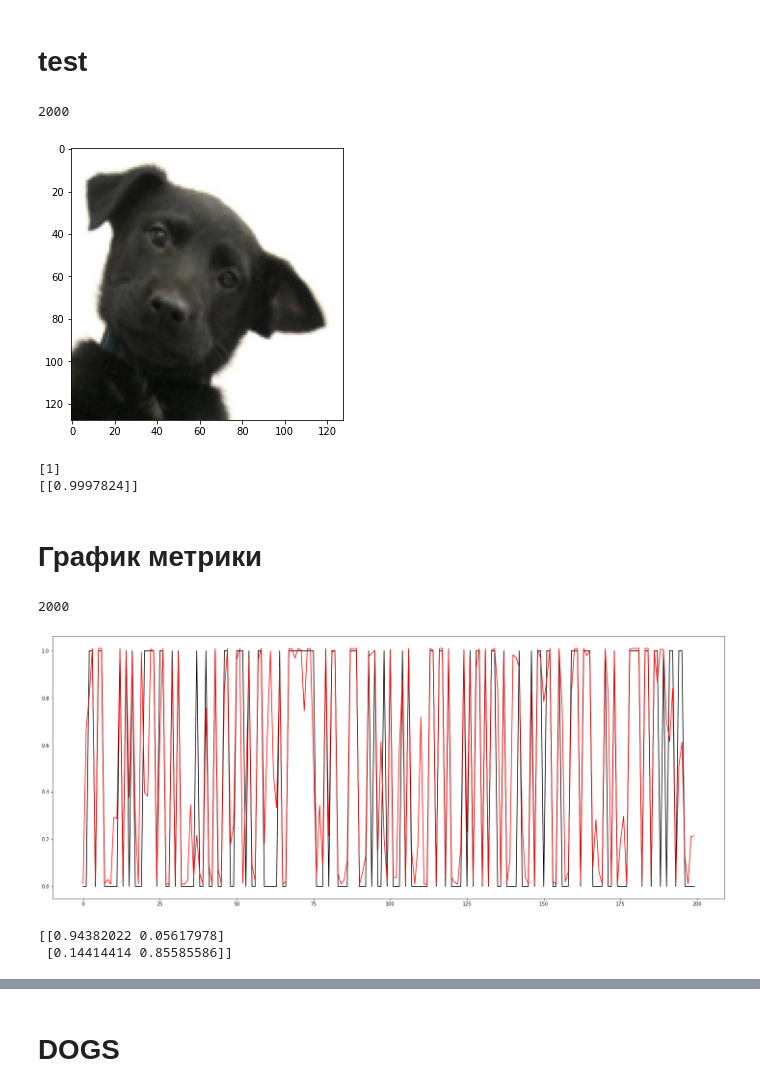
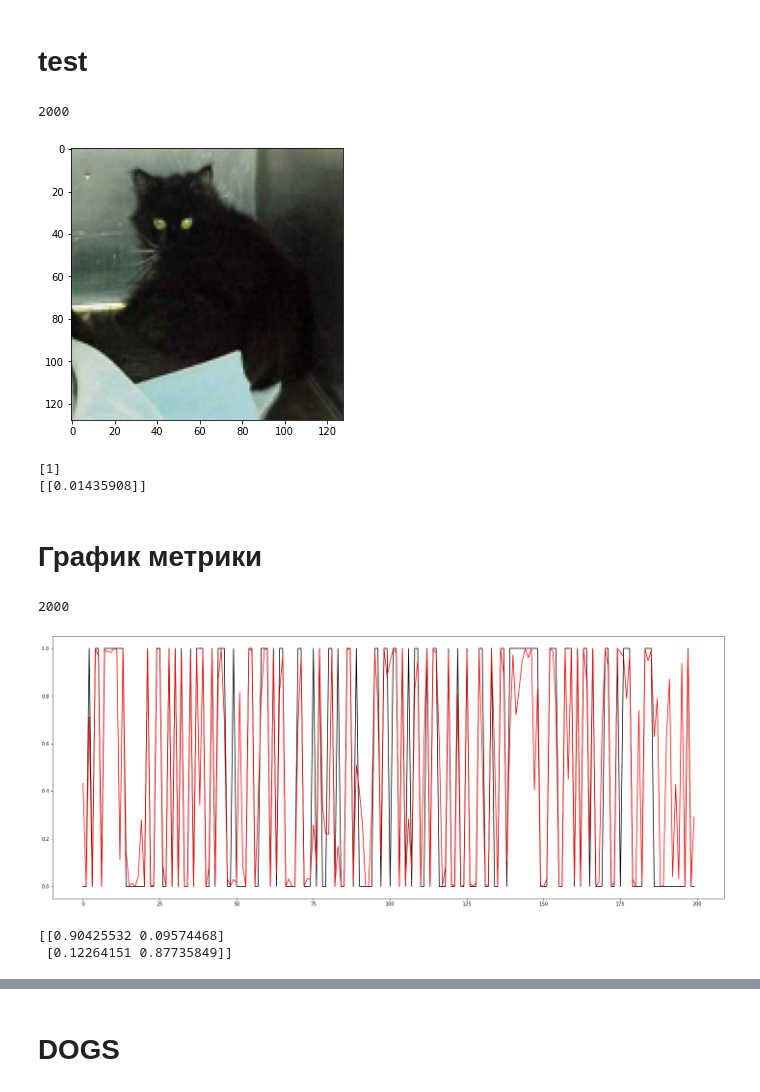
Before and after one commit to GGS111/NNtraining, a Jupyter notebook: metrics.ipynb, the cells around one changed output, grey strips where cells are left out. Drawn from its saved outputs; the diff is of its cells as text; code cells hidden in the pictures.

Commit message:
models comlete

```diff
--- a/metrics.ipynb
+++ b/metrics.ipynb
@@ -200,0 +232,9 @@ Estimated Total Size (MB): 50.07
+# %%
+from zz.models.VGG import TL_003_mehanit_onnx
+IMAGE_SIZE = [128, 128, 3]
+TL_001 = TL_003_mehanit_onnx(imageSize = IMAGE_SIZE, last_activate='linear', device='cuda',numclasses=670 ,show=0)
+TL_001.compile(criterion='000', optimizer='adam', lr=0.0001, momentum=0.5)
+#TL_001.load_state('TL_01.pt')
+TL_001.load_state('weights/cat_dogs_VGG.pt')
+TL_001.eval()
+TL_001.summary()
@@ -215,42 +273,42 @@ predict=TL_001(np.expand_dims(Anchor,0))
 print(predict)
 # %% [output]
 2000
-[figure, old version]
+[figure, new version]
 [1]
-[[0.9997824]]
+[[0.01435908]]
 # %% [markdown]
 # График метрики
 # %%
 def plot_im_2(img,img2):
 
     plt.figure(figsize=(25,10))
 
     plt.plot(img.ravel() ,'k')
     plt.plot(img2.ravel() ,'r')
 
     plt.show()
 
 dataset1 =DatasetForClassify_01('dataset/test_set/',0)
 dataloader = DataLoader(dataset1, batch_size=200)
 l_=dataset1.l_
 print(l_)
 batch=next(iter(dataloader))
 Anchor=batch['Anchor'].numpy()
 predict=TL_001(Anchor)
 label_=batch['label'].numpy()
-plot_im_2(label_,predict+0.01)
+plot_im_2(label_,1-predict)
 
 i_true_positive=np.where(label_>0.5)[0]
 i_true_negative=np.where(label_<0.5)[0]
-i_predict_positive=np.where(predict>0.5)[0]
-i_predict_negative=np.where(predict<0.5)[0]
+i_predict_positive=np.where(predict<0.5)[0]
+i_predict_negative=np.where(predict>0.5)[0]
 
 true_positive=len(set(i_true_positive)&(set(i_predict_positive)))/len(i_true_positive)
 true_negative=len(set(i_true_negative)&(set(i_predict_negative)))/len(i_true_negative)
 CFG_mtrx=np.array([[true_positive,1-true_positive],[1-true_negative,true_negative]])
 print(CFG_mtrx)
 # %% [output]
 2000
-[figure, old version]
+[figure, new version]
-[[0.94382022 0.05617978]
- [0.14414414 0.85585586]]
+[[0.90425532 0.09574468]
+ [0.12264151 0.87735849]]
```
Also changed, not shown: parts of 11 cells of this notebook, 17 other files.
